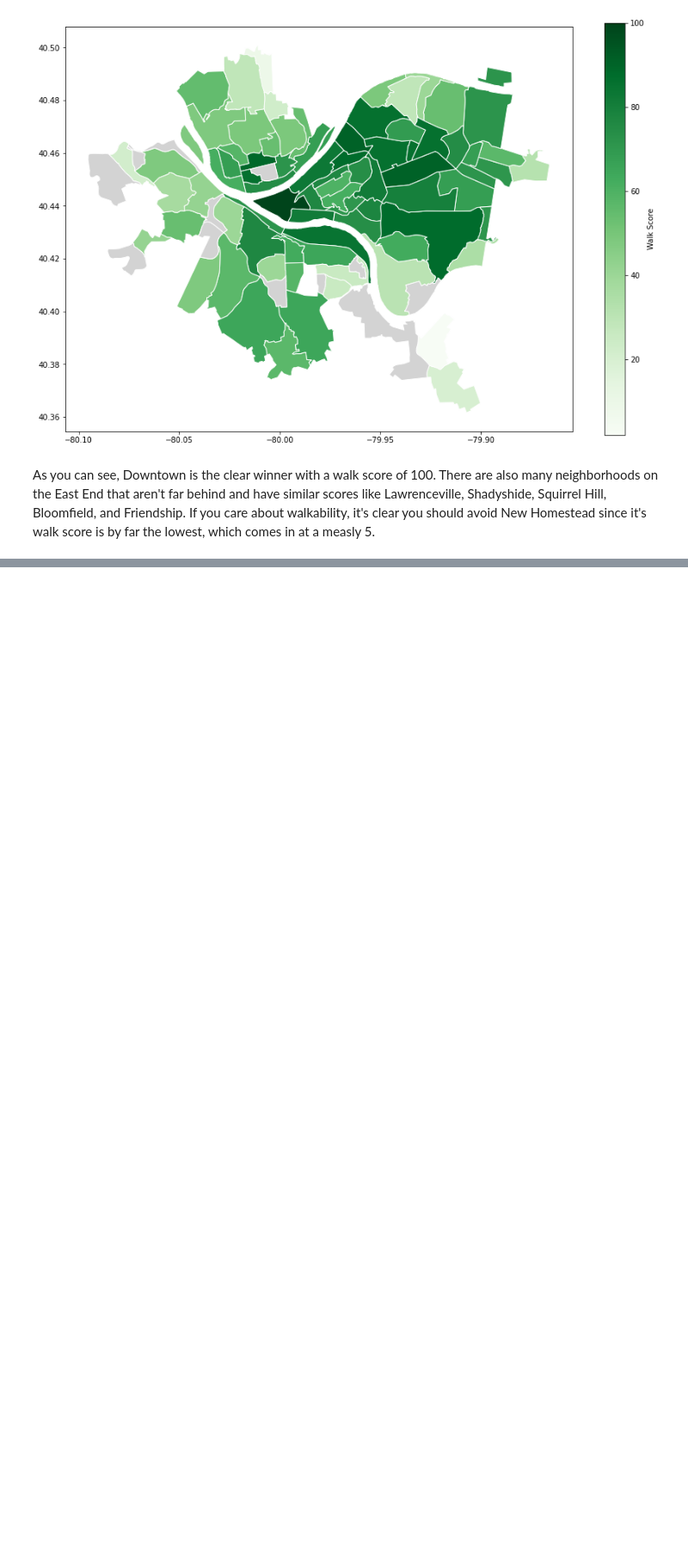
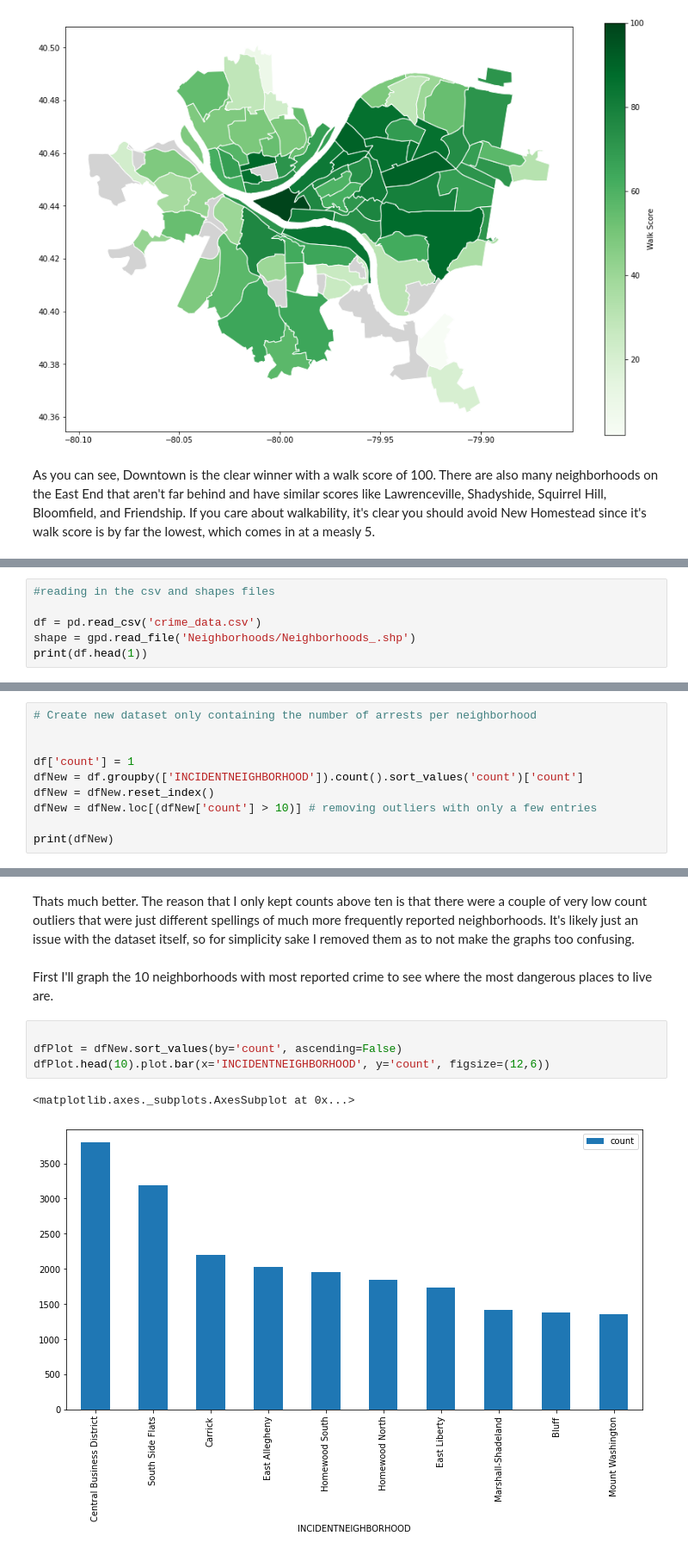
Before and after one commit to bwmccoy/Big-Ideas-Final-Project, a Jupyter notebook: final.ipynb, the cells around one changed output, grey strips where cells are left out. Shown at 86% size. Cells and saved outputs as stored; diff of their text form; blank space fills up the shorter version.

```diff
--- a/final.ipynb
+++ b/final.ipynb
@@ -330,0 +346,6 @@ As you can see, Downtown is the clear winner with a walk score of 100. There are
+# %%
+#reading in the csv and shapes files
+
+df = pd.read_csv('crime_data.csv')
+shape = gpd.read_file('Neighborhoods/Neighborhoods_.shp')
+print(df.head(1))
@@ -330,0 +369,10 @@ As you can see, Downtown is the clear winner with a walk score of 100. There are
+# %%
+# Create new dataset only containing the number of arrests per neighborhood
+
+
+df['count'] = 1
+dfNew = df.groupby(['INCIDENTNEIGHBORHOOD']).count().sort_values('count')['count']
+dfNew = dfNew.reset_index()
+dfNew = dfNew.loc[(dfNew['count'] > 10)] # removing outliers with only a few entries
+
+print(dfNew)
@@ -330,0 +394,11 @@ As you can see, Downtown is the clear winner with a walk score of 100. There are
+# %% [markdown]
+Thats much better. The reason that I only kept counts above ten is that there were a couple of very low count outliers that were just different spellings of much more frequently reported neighborhoods. It's likely just an issue with the dataset itself, so for simplicity sake I removed them as to not make the graphs too confusing.
+# %% [markdown]
+First I'll graph the 10 neighborhoods with most reported crime to see where the most dangerous places to live are.
+# %%
+
+dfPlot = dfNew.sort_values(by='count', ascending=False)
+dfPlot.head(10).plot.bar(x='INCIDENTNEIGHBORHOOD', y='count', figsize=(12,6))
+# %% [output]
+<matplotlib.axes._subplots.AxesSubplot at 0x...>
+[figure, added]
```
Also changed, not shown: parts of 16 cells of this notebook.
